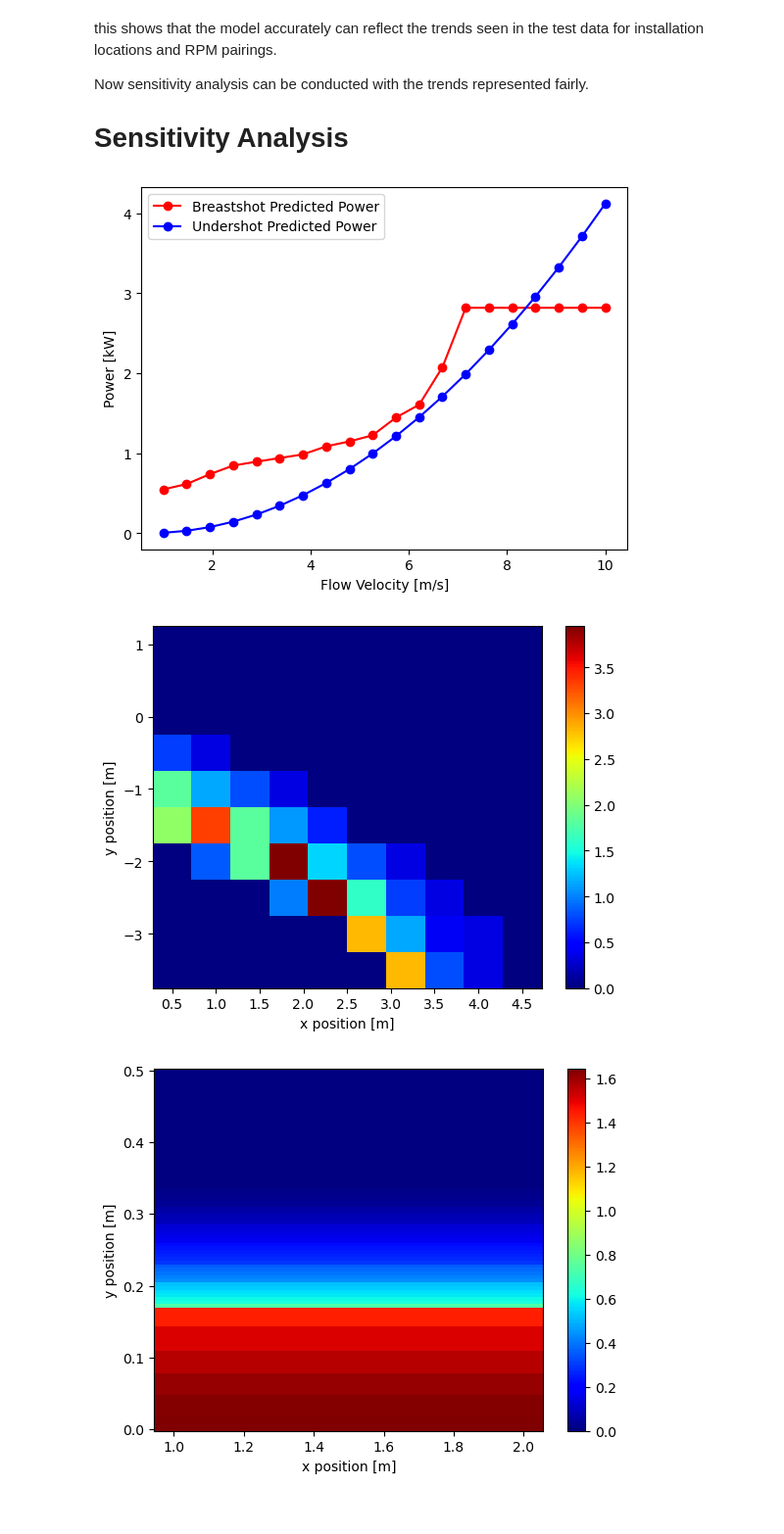
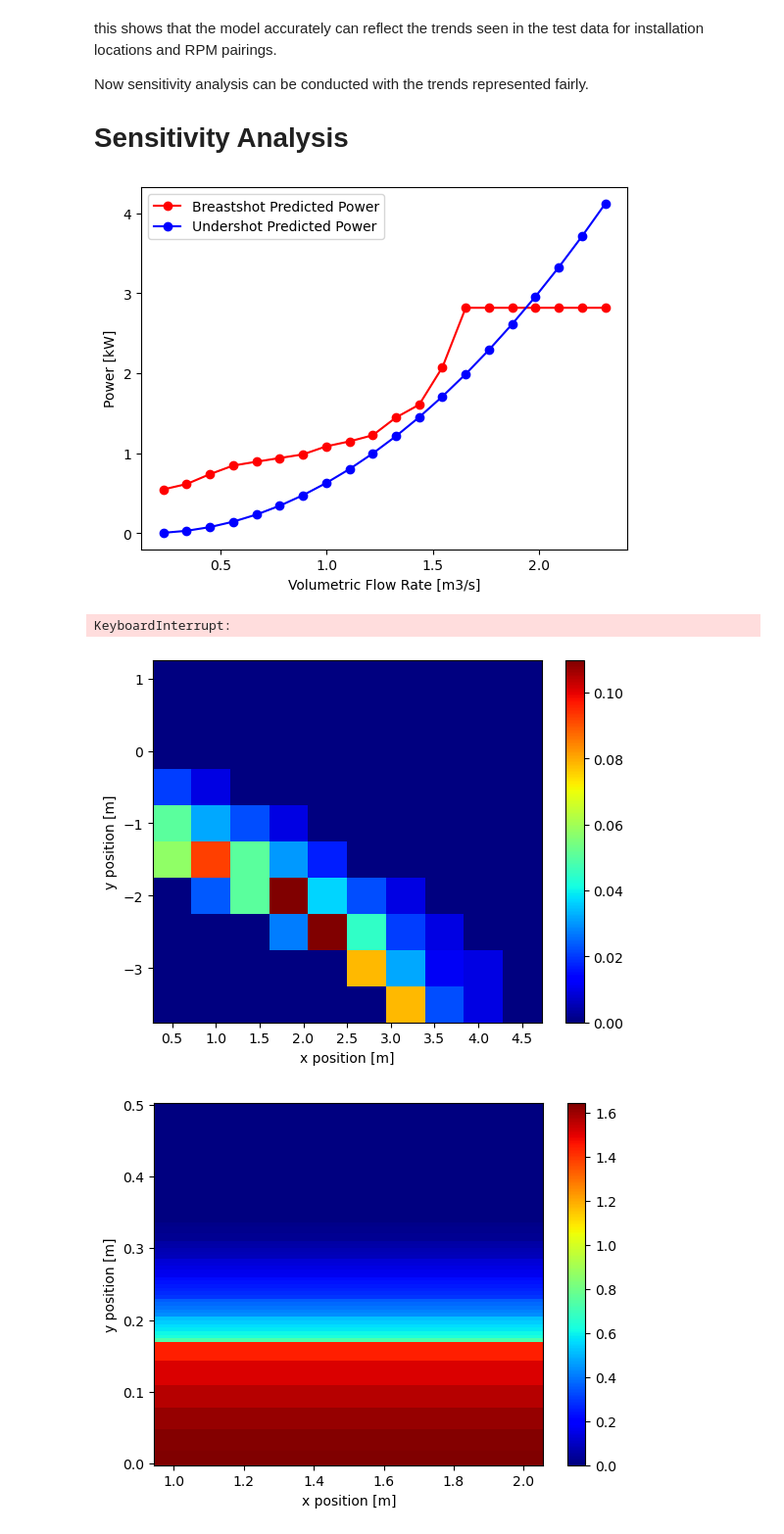
Before and after one commit to pilipb/DP4-code, a Jupyter notebook: graphing.ipynb, the cells around one changed output. Shown at 98% size. Cells and saved outputs as stored; diff of their text form; code cells hidden in the pictures.

```diff
--- a/graphing.ipynb
+++ b/graphing.ipynb
@@ -167,6 +167,7 @@ undershot_turbine = underTurbine(river)
 # create a list of power outputs
 bpower_list = []
 upower_list = []
+flows = []
 
 # create a list of velocities
 velocity_list = np.linspace(1, 10, 20)
@@ -192,16 +193,17 @@ for velocity in velocity_list:
     # add the power and error to the lists
     bpower_list.append(bpower)
     upower_list.append(upower)
+    flows.append(river.vol_flow_rate)
 # %%
 # plot the power vs velocity for breastshot and undershot turbines
-plt.plot(velocity_list, bpower_list, 'o-', label='Breastshot Predicted Power', color='red')
-plt.plot(velocity_list, upower_list, 'o-', label='Undershot Predicted Power', color='blue')
-plt.xlabel('Flow Velocity [m/s]')
+plt.plot(flows, bpower_list, 'o-', label='Breastshot Predicted Power', color='red')
+plt.plot(flows, upower_list, 'o-', label='Undershot Predicted Power', color='blue')
+plt.xlabel('Volumetric Flow Rate [m3/s]')
 plt.ylabel('Power [kW]')
 plt.legend()
 plt.show()
 # %% [output]
-[figure, old version]
+[figure, new version]
 # %%
 # position sensitivity analysis for breastshot turbine and undershot turbine
 river.__init__(r_width, r_depth, r_velocity, head=2)
@@ -228,6 +230,8 @@ for x in x_pos:
 
 # create the meshgrid
 X, Y = np.meshgrid(x_pos, y_pos)
+# %% [output]
+KeyboardInterrupt:
 # %%
 # plot the power vs velocity for breastshot and undershot turbines
 plt.pcolormesh(X, Y, np.reshape(bpower_list, (len(y_pos), len(x_pos))), cmap='jet')
@@ -236,7 +240,7 @@ plt.xlabel('x position [m]')
 plt.ylabel('y position [m]')
 plt.show()
 # %% [output]
-[figure, old version]
+[figure, new version]
 # %%
 # under shot position sensitivity analysis
 # iterate through the data and calculate the power output
```
Also changed, not shown: parts of 2 cells of this notebook, 4 other files.
